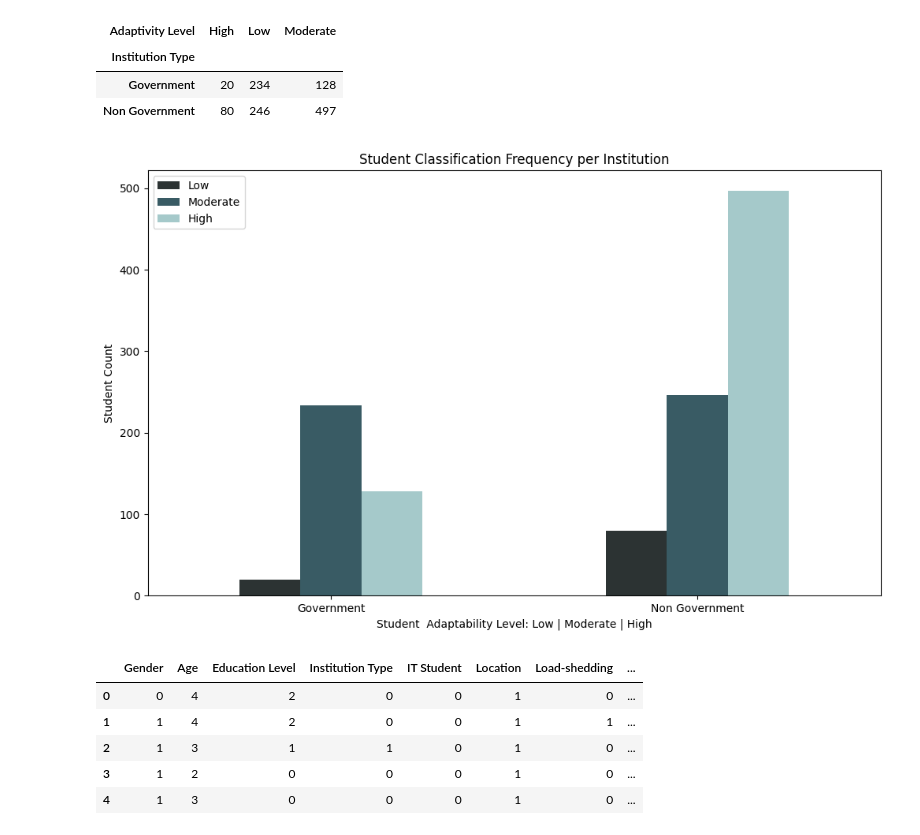
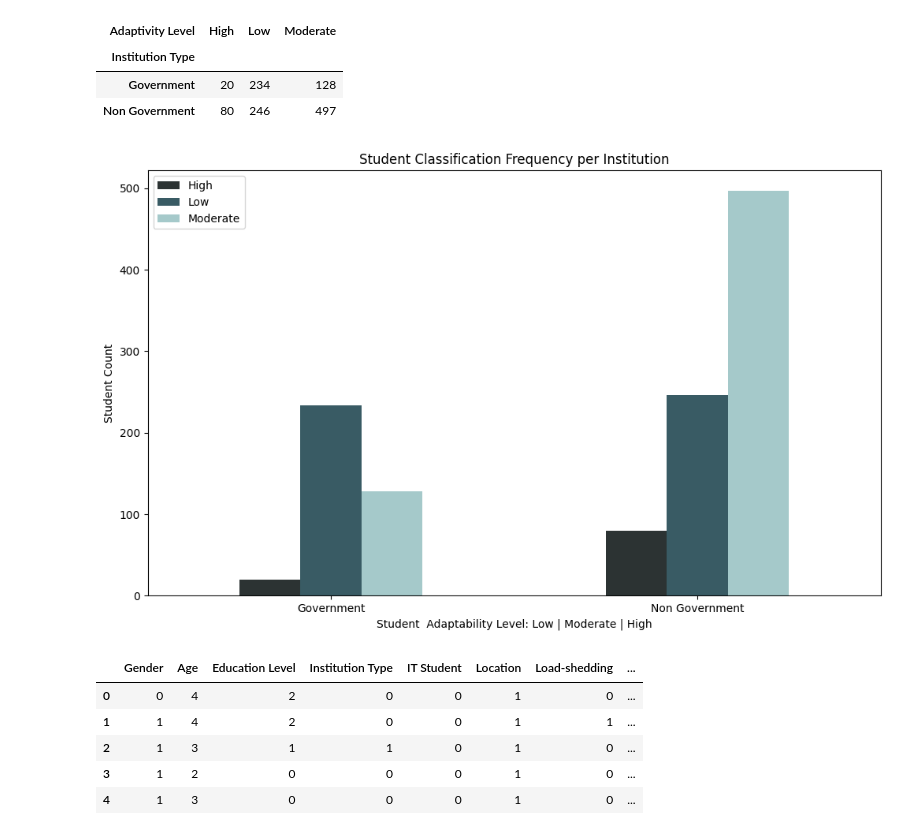
Before and after one commit to granulatedsugar/mmdc-student-classification, a Jupyter notebook: mmdc-student-classification.ipynb, the cells around one changed output. Drawn from its saved outputs; the diff is of its cells as text; code cells hidden in the pictures.

```diff
--- a/mmdc-student-classification.ipynb
+++ b/mmdc-student-classification.ipynb
@@ -366,13 +366,13 @@ i_a_cross_tab
 # %%
 # Plot Crosstab
 i_a_cross_tab.plot(kind='bar', figsize=(12,7), color=[PRIMARY, SECONDARY, NEUTRAL]);
 plt.title("Student Classification Frequency per Institution")
 plt.xlabel("Student  Adaptability Level: Low | Moderate | High")
 plt.ylabel("Student Count")
-plt.legend(['Low', 'Moderate', 'High'])
+plt.legend(['High', 'Low', 'Moderate'])
 plt.xticks(rotation=0);
 # %% [output]
-[figure, old version]
+[figure, new version]
 # %%
 modDf = df
 # %%
```
Also changed, not shown: parts of 2 cells of this notebook.
